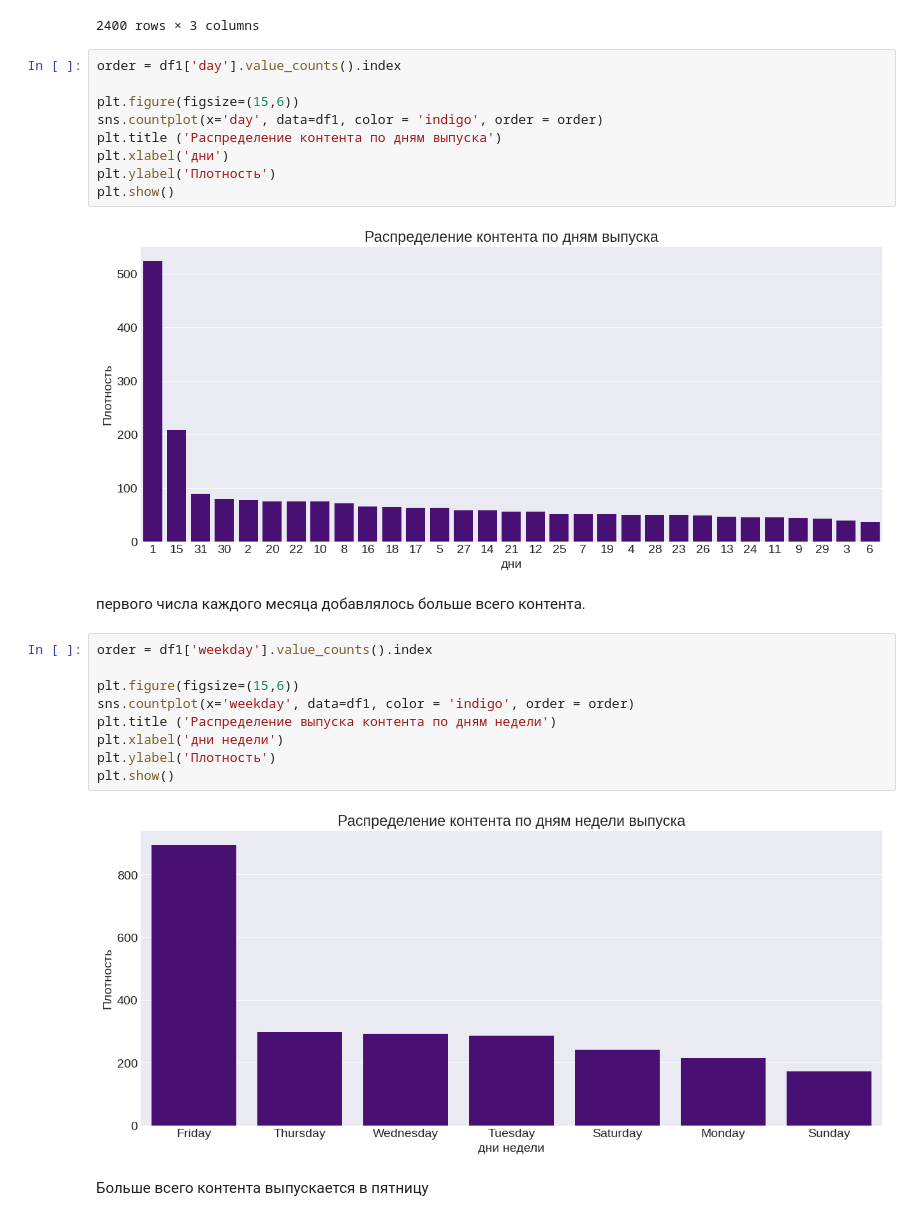
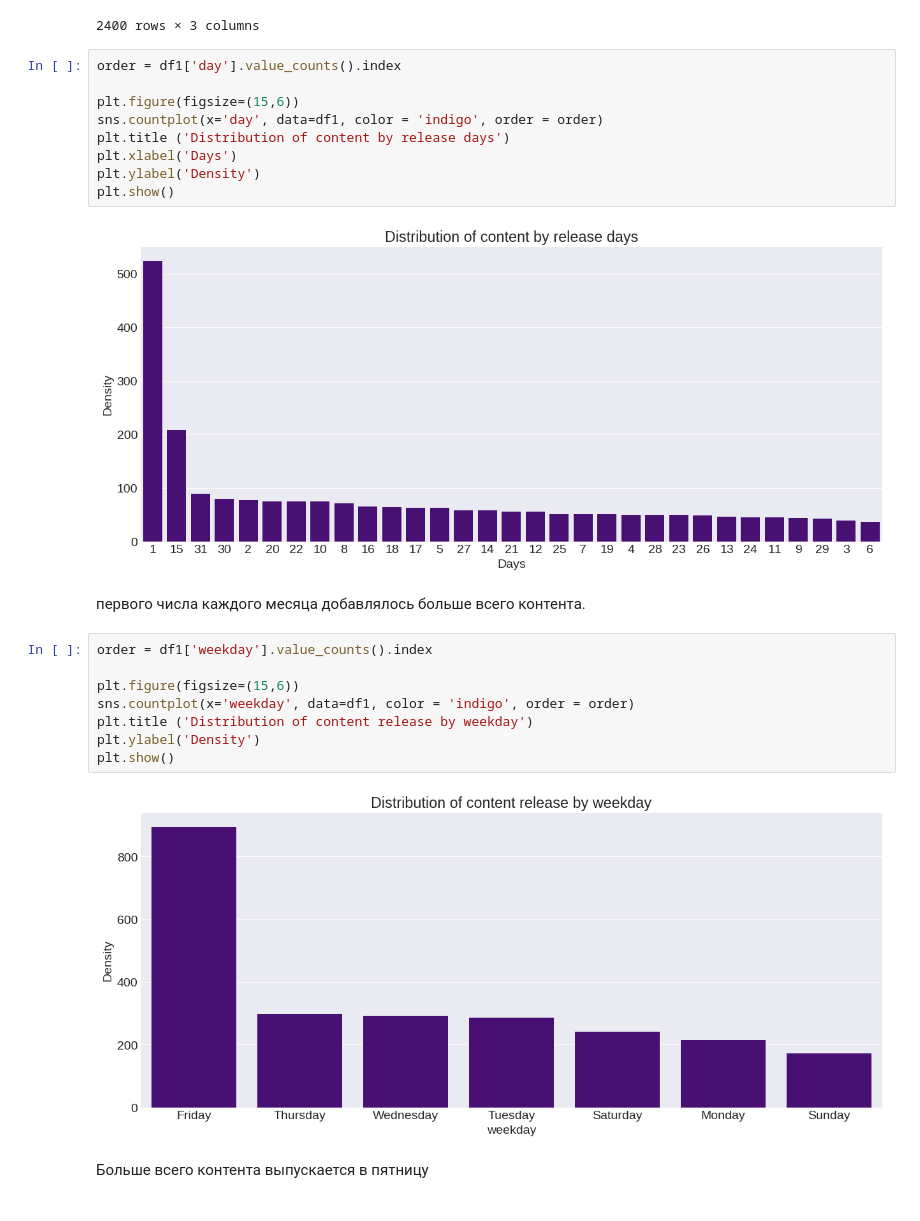
Before and after one commit to AlexaZebra/Coursework, a Jupyter notebook: EDA_Netflix.ipynb, the cells around one changed output. Saved outputs shown, nothing was run; the diff lists cells and outputs as text.

```diff
--- a/EDA_Netflix.ipynb
+++ b/EDA_Netflix.ipynb
@@ -237,14 +237,14 @@ df1
 # %%
 order = df1['day'].value_counts().index
 
 plt.figure(figsize=(15,6))
 sns.countplot(x='day', data=df1, color = 'indigo', order = order)
-plt.title ('Распределение контента по дням выпуска')
-plt.xlabel('дни')
-plt.ylabel('Плотность')
+plt.title ('Distribution of content by release days')
+plt.xlabel('Days')
+plt.ylabel('Density')
 plt.show()
 # %% [output]
-[figure, old version]
+[figure, new version]
 # %% [markdown]
 первого числа каждого месяца добавлялось больше всего контента.
 # %%
@@ -252,12 +252,11 @@ order = df1['weekday'].value_counts().index
 
 plt.figure(figsize=(15,6))
 sns.countplot(x='weekday', data=df1, color = 'indigo', order = order)
-plt.title ('Распределение выпуска контента по дням недели')
-plt.xlabel('дни недели')
-plt.ylabel('Плотность')
+plt.title ('Distribution of content release by weekday')
+plt.ylabel('Density')
 plt.show()
 # %% [output]
-[figure, old version]
+[figure, new version]
 # %% [markdown]
 Больше всего контента выпускается в пятницу
 # %% [markdown]
```
Also changed, not shown: parts of 8 cells of this notebook.
